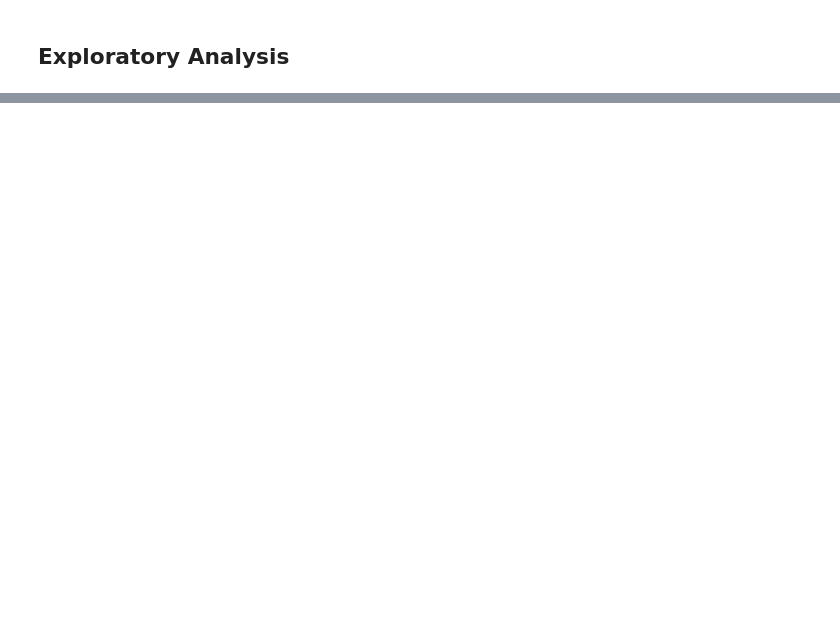
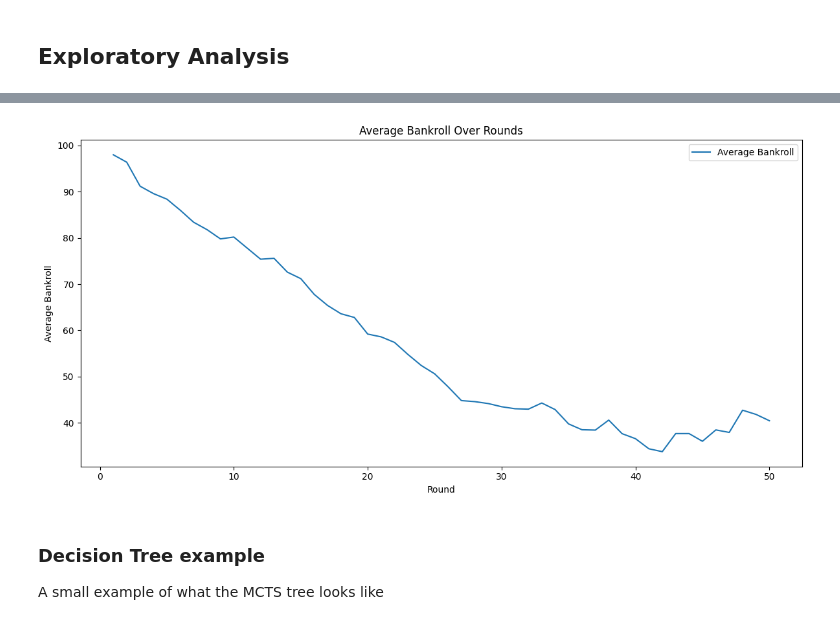
Before and after one commit to ManuelLopezMe/Lets-Go-Gambling, a Jupyter notebook: Simulation_Analysis.ipynb, the cells around one changed output, grey strips where cells are left out. Cells and saved outputs as stored; diff of their text form; code cells hidden in the pictures; blank space fills up the shorter version.

```diff
--- a/Simulation_Analysis.ipynb
+++ b/Simulation_Analysis.ipynb
@@ -262,0 +193,17 @@ plt.show()
+# %%
+average_bankroll = game_data.fillna(0).groupby('round')['bankroll'].mean()
+
+plt.figure(figsize=(12, 6))
+sns.lineplot(data=average_bankroll, label='Average Bankroll')
+plt.title('Average Bankroll Over Rounds')
+plt.xlabel('Round')
+plt.ylabel('Average Bankroll')
+plt.legend()
+plt.tight_layout()
+plt.show()
+# %% [output]
+[figure, added]
+# %% [markdown]
+### Decision Tree example
+
+A small example of what the MCTS tree looks like
```
Also changed, not shown: parts of 25 cells of this notebook, 9 other files.
